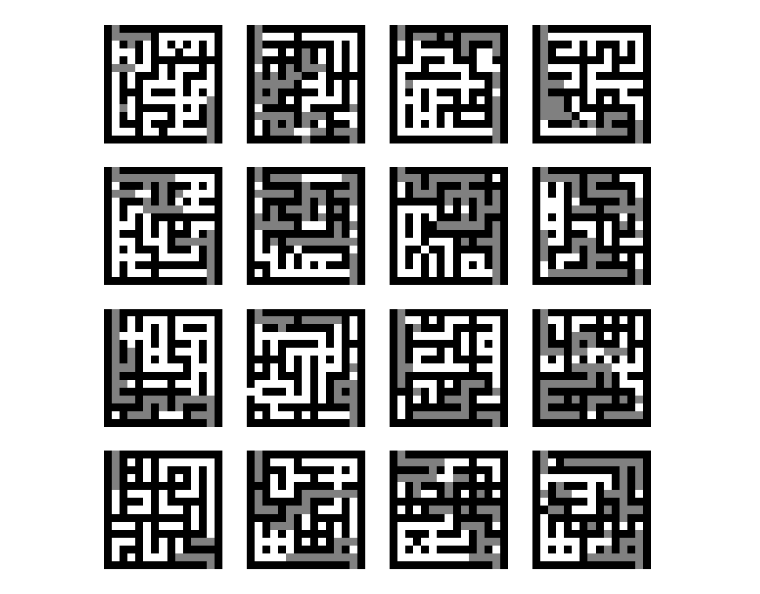
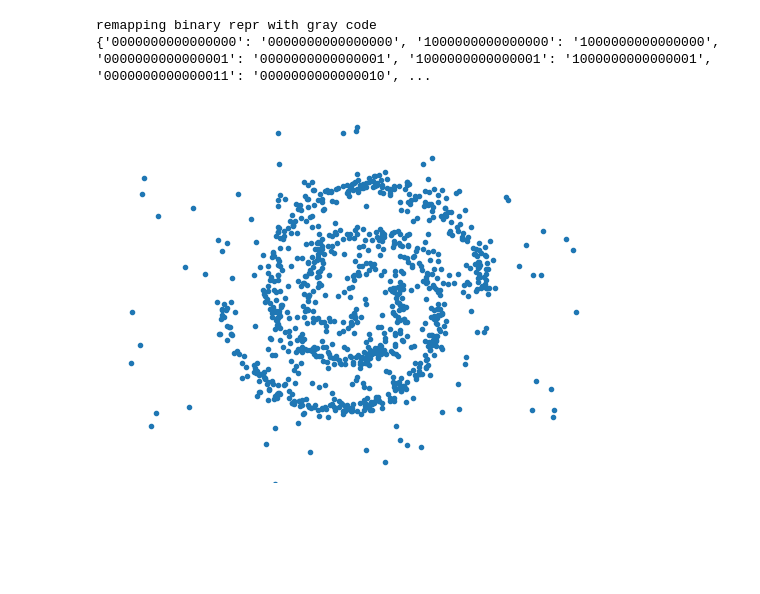
Before and after one commit to paulffm/Continuous-Time-Diffusion-Models-for-Discrete-Data, a Jupyter notebook: ContTimeDiscreteSpace/TAUnSDDM/sample_notebook.ipynb, the cells around one changed output. Drawn from its saved outputs; the diff is of its cells as text; code cells hidden in the pictures; blank space fills up the shorter version.

```diff
--- a/ContTimeDiscreteSpace/TAUnSDDM/sample_notebook.ipynb
+++ b/ContTimeDiscreteSpace/TAUnSDDM/sample_notebook.ipynb
@@ -28,10 +31,10 @@ device = cfg.device
 model = model_utils.create_model(cfg, device)
 # %%
 # creating paths
-path = 'SavedModels/MAZE/' # 'SavedModels/MAZE/' 'SavedModels/MNIST/'
-date = '2023-11-07' # 2023-10-30 'Hollow-2023-10-29'
-config_name = 'config_001_hollow3.yaml' # 'config_001_maze.yaml' 'config_001_rate001.yaml'
-model_name = 'model_2999_hollow3.pt' # 'model_55999_rate001.pt' 'model_5999_maze.pt'
+path = 'SavedModels/Synthetic/' # 'SavedModels/MAZE/' 'SavedModels/MNIST/'
+date = '2023-11-06' # 2023-10-30 'Hollow-2023-10-29'
+config_name = 'config_001_tauMLP.yaml' # 'config_001_maze.yaml' 'config_001_rate001.yaml'
+model_name = 'model_199999_tauMLP.pt' # 'model_55999_rate001.pt' 'model_5999_maze.pt'
 
 #config_name = 'config_001_r07.yaml'
 #model_name = 'model_84999_hollowr07.pt'
@@ -41,12 +44,12 @@ checkpoint_path = os.path.join(path, date, model_name)
 # creating models
 cfg = bookkeeping.load_config(config_path)
 print(type(cfg.sampler.corrector_entry_time))
-cfg.sampler.name = 'TauLeaping2' #'ExactSampling' # LBJFSampling TauLeaping
+cfg.sampler.name = 'TauLeaping' #'ExactSampling' # LBJFSampling TauLeaping
 cfg.logit_type = 'reverse_prob'
 #cfg.sampler.corrector_entry_time = float(cfg.sampler.corrector_entry_time)
 #cfg.sampler.corrector_entry_time = ScalarFloat(0.1)
-cfg.sampler.num_steps = 500
-cfg.sampler.is_ordinal = True
+cfg.sampler.num_steps = 1000
+cfg.sampler.is_ordinal = False
 
 print(cfg)
 device = torch.device(cfg.device)
@@ -67,30 +105,32 @@ state['model'].eval()
 # %%
-n_samples = 16
+n_samples = 1000
 samples = sampler.sample(model, n_samples, 10)
 saved_samples = samples
 # %%
-is_img = cfg.data.is_img
+is_img = False
 
 if is_img:
     samples = samples.reshape(n_samples, 1, cfg.data.image_size, cfg.data.image_size)
     saving_train_path = os.path.join(cfg.saving.sample_plot_path, f"eval_{cfg.loss.name}{state['n_iter']}_{cfg.sampler.name}{cfg.sampler.num_steps}.png")
     fig = plt.figure(figsize=(9, 9))
     for i in range(n_samples):
         plt.subplot(int(np.sqrt(n_samples)), int(np.sqrt(n_samples)), 1 + i)
         plt.axis("off")
         plt.imshow(np.transpose(samples[i, ...], (1,2,0)), cmap="gray")
 
 
     plt.savefig(saving_train_path)
     plt.show()
     plt.close()
 else:
     bm, inv_bm = dataset_utils.get_binmap(cfg.concat_dim, cfg.data.binmode)
     print(inv_bm)
     samples = dataset_utils.bin2float(samples.astype(np.int32), inv_bm, cfg.concat_dim, cfg.data.int_scale)
 
     saving_plot_path = os.path.join(cfg.saving.sample_plot_path, f"{cfg.loss.name}{state['n_iter']}_{cfg.sampler.name}{cfg.sampler.num_steps}.png")
     #aving_plot_path = '/Users/paulheller/PythonRepositories/Master-Thesis/ContTimeDiscreteSpace/TAUnSDDM/SavedModels/MNIST/'
     dataset_utils.plot_samples(samples, saving_plot_path, im_size=cfg.data.plot_size, im_fmt="png")
 # %% [output]
+remapping binary repr with gray code
+{'0000000000000000': '0000000000000000', '1000000000000000': '1000000000000000', '0000000000000001': '0000000000000001', '1000000000000001': '1000000000000001', '0000000000000011': '0000000000000010', ...
-[figure, old version]
+[figure, new version]
```
Also changed, not shown: parts of 2 cells of this notebook, 9 other files.
